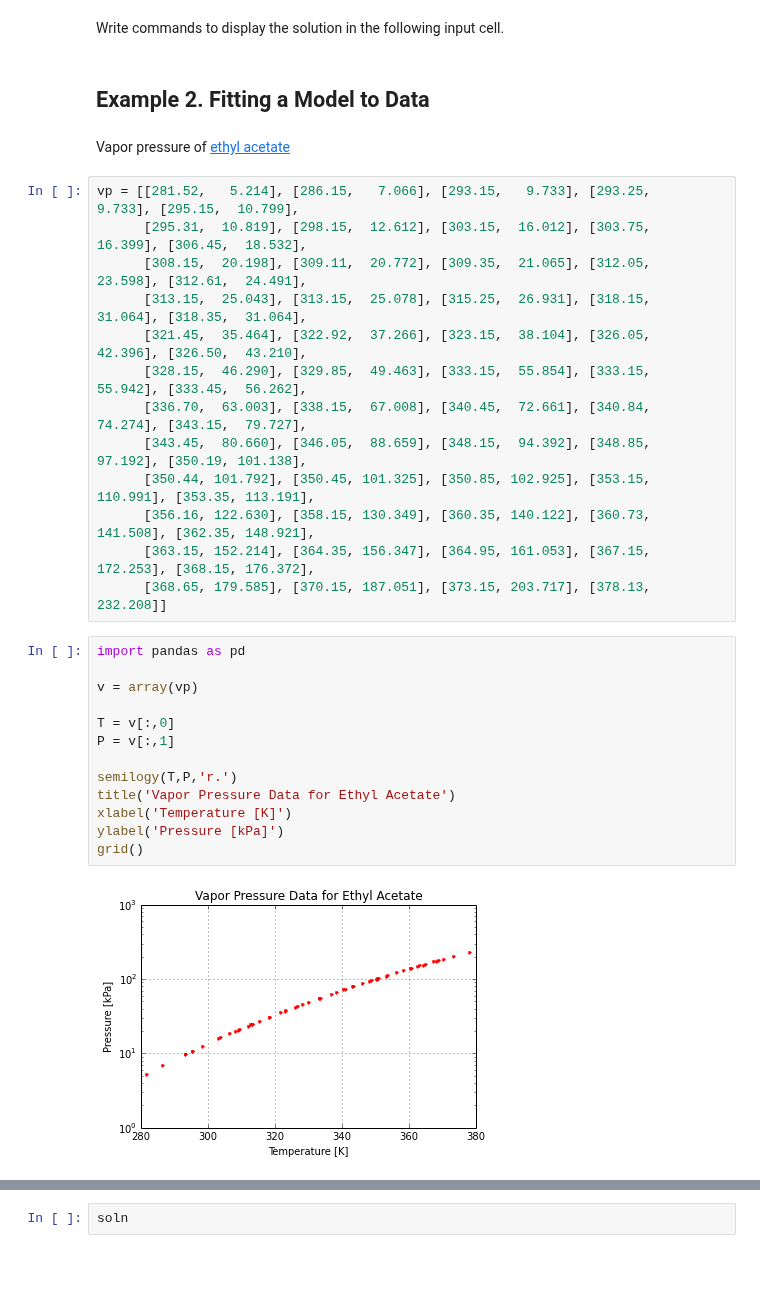
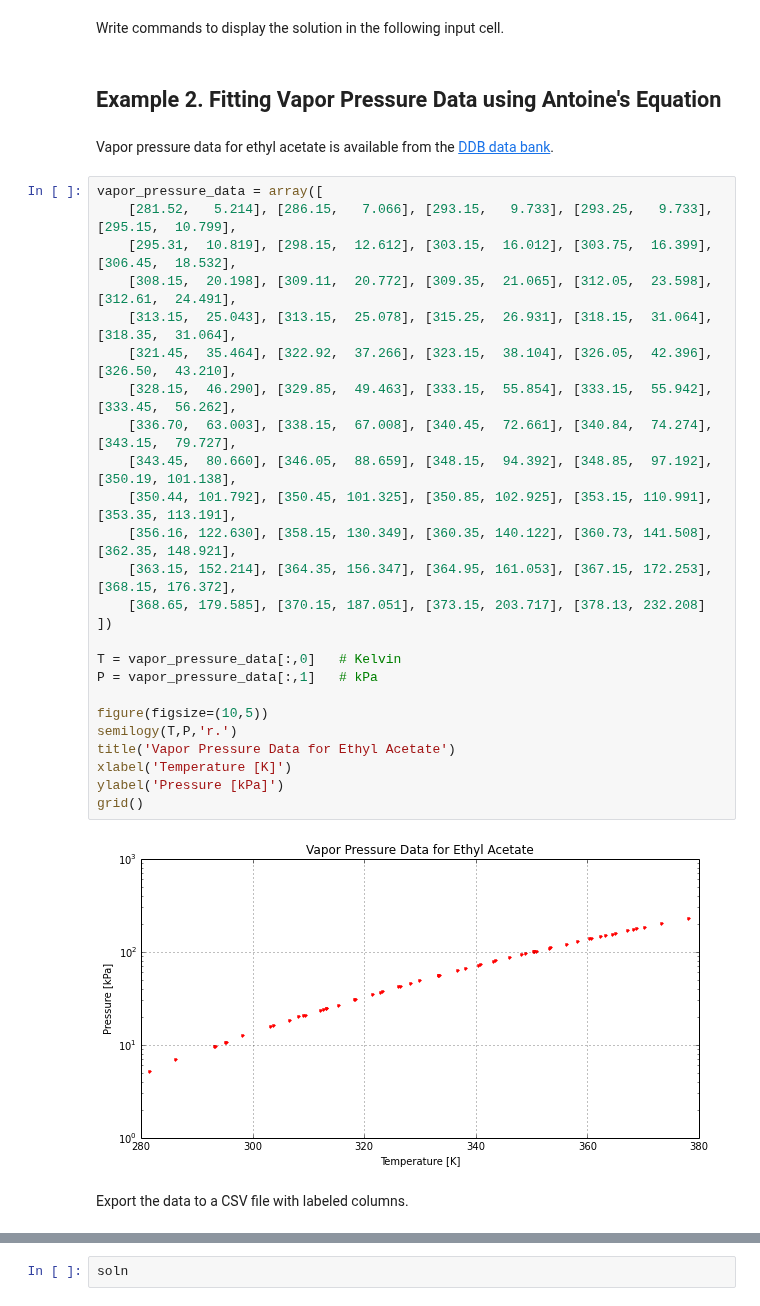
Before and after one commit to jckantor/CBE40455, a Jupyter notebook: notebooks/Getting Started with APMonitor.ipynb, the cells around one changed output, grey strips where cells are left out. Saved outputs shown, nothing was run; the diff lists cells and outputs as text; blank space fills up the shorter version.

```diff
--- a/notebooks/Getting Started with APMonitor.ipynb
+++ b/notebooks/Getting Started with APMonitor.ipynb
@@ -79,35 +79,36 @@ Write commands to solve the model in the following input cell.
 # %% [markdown]
 Write commands to display the solution in the following input cell.
 # %% [markdown]
-## Example 2. Fitting a Model to Data
+## Example 2. Fitting Vapor Pressure Data using Antoine's Equation
 # %% [markdown]
-Vapor pressure of [ethyl acetate](http://www.ddbst.com/en/EED/PCP/VAP_C21.php)
+Vapor pressure data for ethyl acetate is available from the [DDB data bank](http://www.ddbst.com/en/EED/PCP/VAP_C21.php).
 # %%
-vp = [[281.52,   5.214], [286.15,   7.066], [293.15,   9.733], [293.25,   9.733], [295.15,  10.799],
-      [295.31,  10.819], [298.15,  12.612], [303.15,  16.012], [303.75,  16.399], [306.45,  18.532],
-      [308.15,  20.198], [309.11,  20.772], [309.35,  21.065], [312.05,  23.598], [312.61,  24.491],
-      [313.15,  25.043], [313.15,  25.078], [315.25,  26.931], [318.15,  31.064], [318.35,  31.064],
-      [321.45,  35.464], [322.92,  37.266], [323.15,  38.104], [326.05,  42.396], [326.50,  43.210],
-      [328.15,  46.290], [329.85,  49.463], [333.15,  55.854], [333.15,  55.942], [333.45,  56.262],
-      [336.70,  63.003], [338.15,  67.008], [340.45,  72.661], [340.84,  74.274], [343.15,  79.727],
-      [343.45,  80.660], [346.05,  88.659], [348.15,  94.392], [348.85,  97.192], [350.19, 101.138],
-      [350.44, 101.792], [350.45, 101.325], [350.85, 102.925], [353.15, 110.991], [353.35, 113.191],
-      [356.16, 122.630], [358.15, 130.349], [360.35, 140.122], [360.73, 141.508], [362.35, 148.921],
-      [363.15, 152.214], [364.35, 156.347], [364.95, 161.053], [367.15, 172.253], [368.15, 176.372],
-      [368.65, 179.585], [370.15, 187.051], [373.15, 203.717], [378.13, 232.208]]
+vapor_pressure_data = array([
+    [281.52,   5.214], [286.15,   7.066], [293.15,   9.733], [293.25,   9.733], [295.15,  10.799],
+    [295.31,  10.819], [298.15,  12.612], [303.15,  16.012], [303.75,  16.399], [306.45,  18.532],
+    [308.15,  20.198], [309.11,  20.772], [309.35,  21.065], [312.05,  23.598], [312.61,  24.491],
+    [313.15,  25.043], [313.15,  25.078], [315.25,  26.931], [318.15,  31.064], [318.35,  31.064],
+    [321.45,  35.464], [322.92,  37.266], [323.15,  38.104], [326.05,  42.396], [326.50,  43.210],
+    [328.15,  46.290], [329.85,  49.463], [333.15,  55.854], [333.15,  55.942], [333.45,  56.262],
+    [336.70,  63.003], [338.15,  67.008], [340.45,  72.661], [340.84,  74.274], [343.15,  79.727],
+    [343.45,  80.660], [346.05,  88.659], [348.15,  94.392], [348.85,  97.192], [350.19, 101.138],
+    [350.44, 101.792], [350.45, 101.325], [350.85, 102.925], [353.15, 110.991], [353.35, 113.191],
+    [356.16, 122.630], [358.15, 130.349], [360.35, 140.122], [360.73, 141.508], [362.35, 148.921],
+    [363.15, 152.214], [364.35, 156.347], [364.95, 161.053], [367.15, 172.253], [368.15, 176.372],
+    [368.65, 179.585], [370.15, 187.051], [373.15, 203.717], [378.13, 232.208]
+])
+
+T = vapor_pressure_data[:,0]   # Kelvin
+P = vapor_pressure_data[:,1]   # kPa
+
+figure(figsize=(10,5))
+semilogy(T,P,'r.')
+title('Vapor Pressure Data for Ethyl Acetate')
+xlabel('Temperature [K]')
+ylabel('Pressure [kPa]')
+grid()
+# %% [output]
+[figure, added]
-# %%
-import pandas as pd
-
-v = array(vp)
-
-T = v[:,0]
-P = v[:,1]
-
-semilogy(T,P,'r.')
-title('Vapor Pressure Data for Ethyl Acetate')
-xlabel('Temperature [K]')
-ylabel('Pressure [kPa]')
-grid()
-# %% [output]
-[figure, removed]
+# %% [markdown]
+Export the data to a CSV file with labeled columns.
 # %%
```
Also changed, not shown: parts of 4 cells of this notebook, 1 other file.
